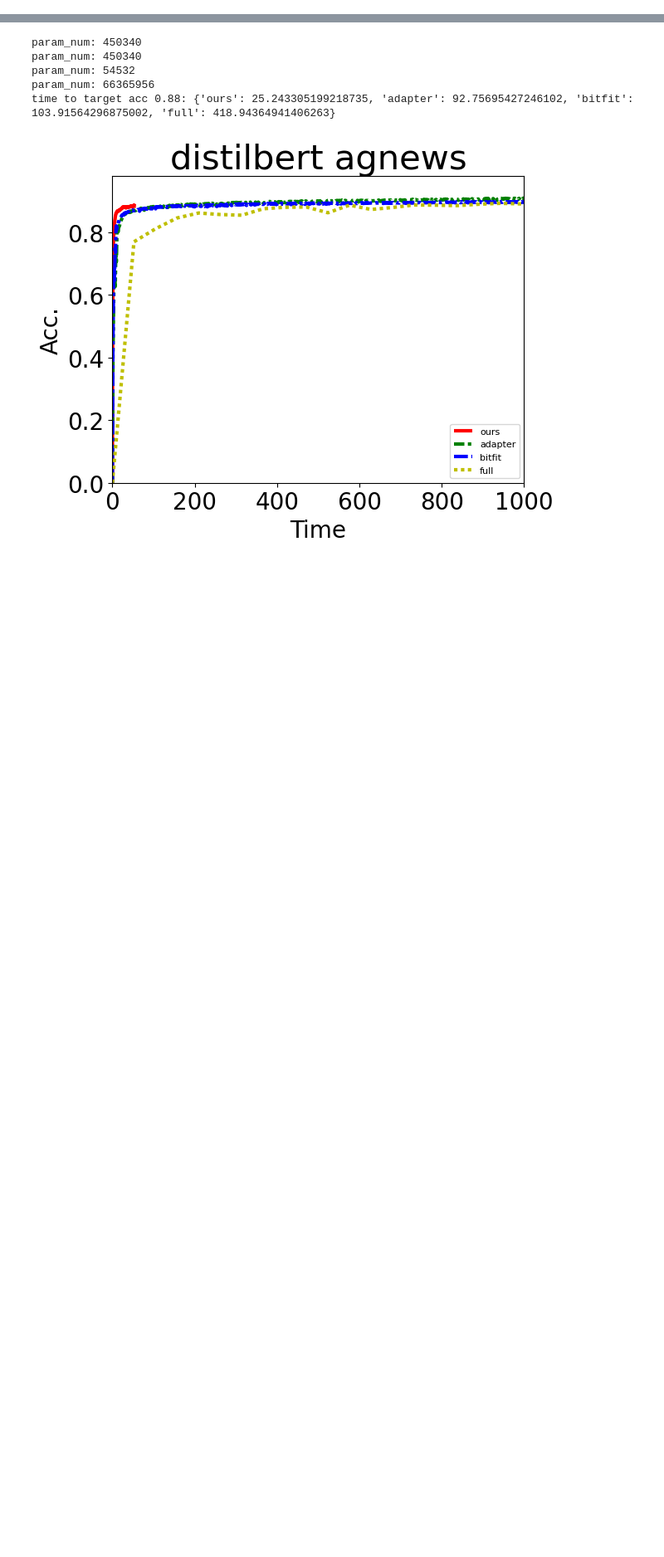
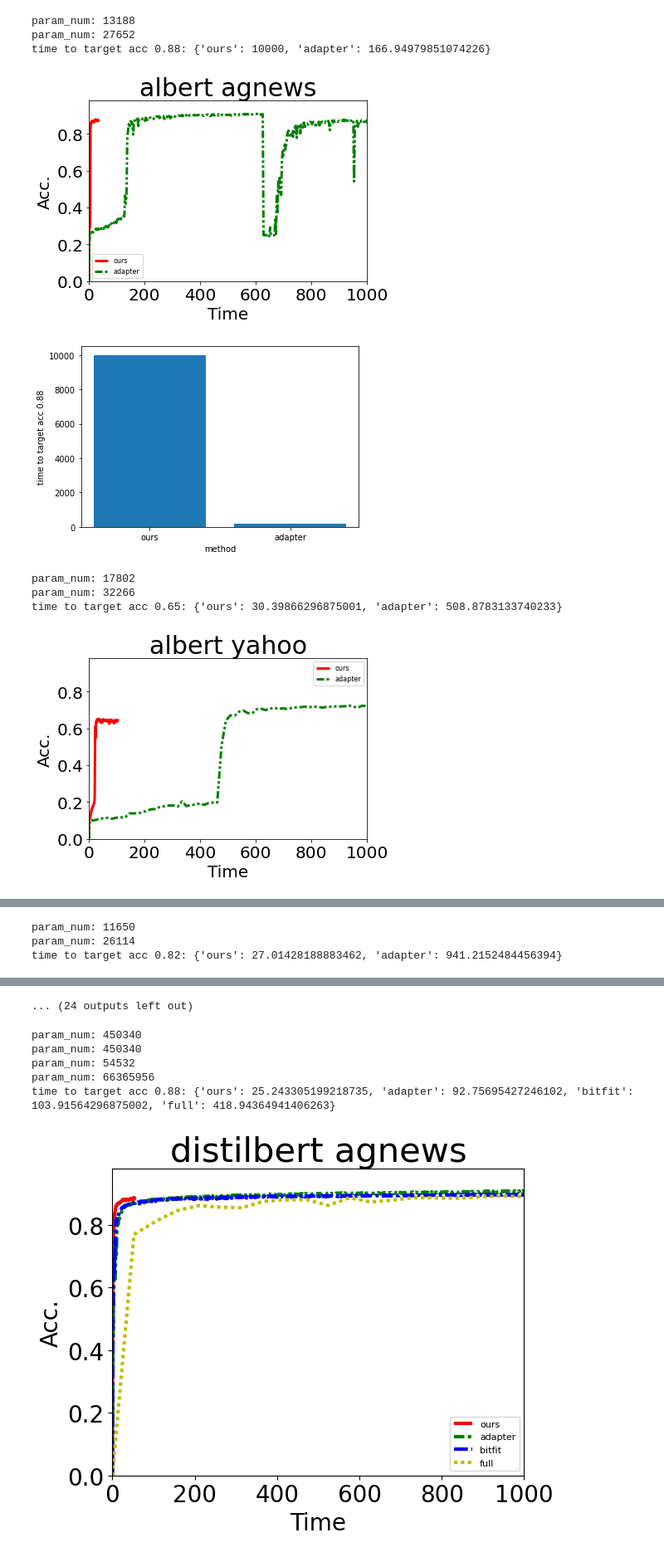
Before and after one commit to UbiquitousLearning/FwdLLM, a Jupyter notebook: end2end_figure.ipynb, the cells around one changed output, grey strips where cells are left out. Shown at 83% size. Drawn from its saved outputs; the diff is of its cells as text; code cells hidden in the pictures; blank space fills up the shorter version.

Commit message:
sampling-labert-yahoo

```diff
--- a/end2end_figure.ipynb
+++ b/end2end_figure.ipynb
@@ -108,7 +108,7 @@ import sys
 import matplotlib.pyplot as plt
 import numpy as np
 
-def plot_end_to_end(model,dataset,target_acc):
+def plot_end_to_end(model,dataset,target_acc, path="./figs"):
     logging_file = logging_file_dict[f"{model} {dataset}"]
     train_time_dict = train_time_dict_dict[model]
     local_data_num = local_data_num_dict[dataset]
@@ -180,6 +180,7 @@ def plot_end_to_end(model,dataset,target_acc):
     plt.ylim(0,0.98)
     plt.legend(fontsize=8)
     plt.title(f"{model} {dataset}",fontsize=30)
+    plt.savefig(f"{path}/eval-e2e-{model}-{dataset}.pdf", bbox_inches="tight")
     plt.show()
 
     # 提取键和值的列表
@@ -195,4 +196,37 @@ def plot_end_to_end(model,dataset,target_acc):
     # plt.title('Bar Chart')
 
     # 显示图形
+    plt.savefig(f"{path}/eval-bar-e2e-{model}-{dataset}.pdf", bbox_inches="tight")
     plt.show()
+    return time_to_acc_dict
+# %%
+models = ['albert','distilbert','bert','roberta-large']
+datasets = ['agnews','yahoo','yelp-p']
+acc_threhold = {
+    'albert-agnews': 0.88,
+    'distilbert-agnews':0.88,
+    'bert-agnews':0.88,
+    'roberta-large-agnews':0.88,
+    'albert-yahoo':0.65,
+    'distilbert-yahoo':0.7,
+    'bert-yahoo':0.69,
+    'roberta-large-yahoo':0.65,
+    'albert-yelp-p':0.82,
+    'distilbert-yelp-p':0.82,
+    'bert-yelp-p':0.83,
+    'roberta-large-yelp-p':0.82
+}
+runtime = {}
+for model in models:
+    for dataset in datasets:
+        runtime.update({"f{model}-{dataset}": plot_end_to_end(model,dataset,acc_threhold[f"{model}-{dataset}"])})
+# %% [output]
+param_num: 13188
+param_num: 27652
+time to target acc 0.88: {'ours': 10000, 'adapter': 166.94979851074226}
+[figure, added]
+[figure, added]
+param_num: 17802
+param_num: 32266
+time to target acc 0.65: {'ours': 30.39866296875001, 'adapter': 508.8783133740233}
+[figure, added]
@@ -198,0 +234,3 @@ def plot_end_to_end(model,dataset,target_acc):
+param_num: 11650
+param_num: 26114
+time to target acc 0.82: {'ours': 27.01428188883462, 'adapter': 941.2152484456394}
@@ -199,3 +246,4 @@ def plot_end_to_end(model,dataset,target_acc):
+... (24 outputs left out)
 # %%
 plot_end_to_end("distilbert","agnews",0.88)
 # %% [output]
```
Also changed, not shown: parts of 1 cell of this notebook, 29 other files.
